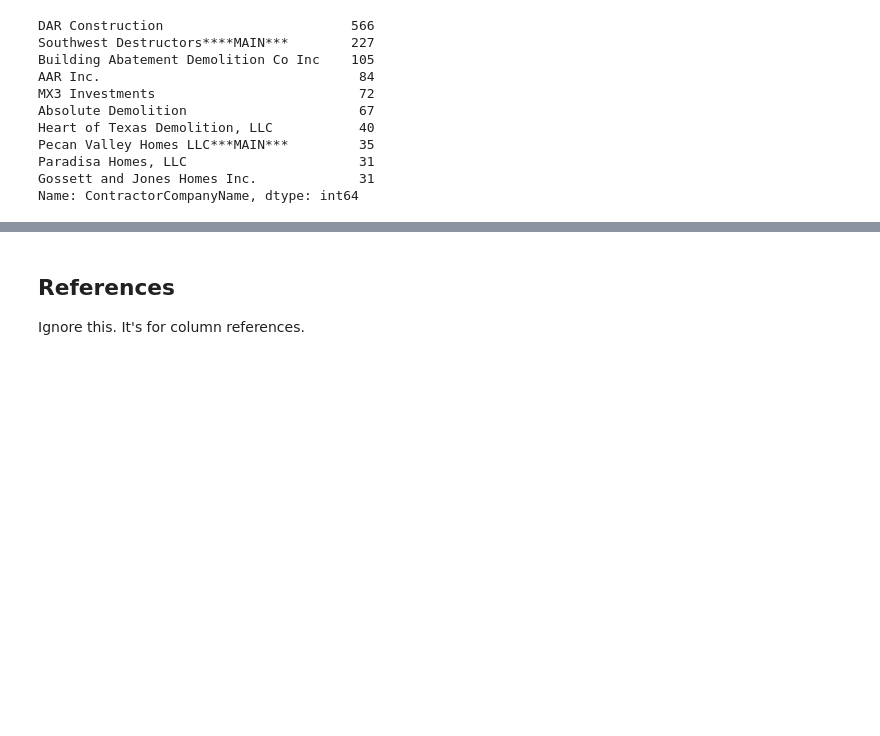
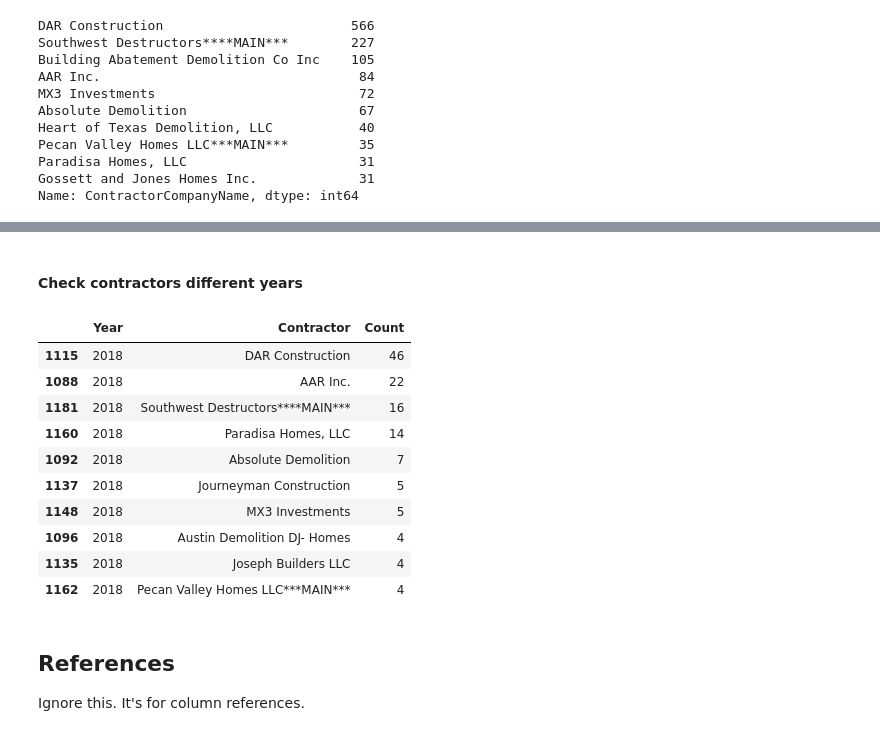
Before and after one commit to swkasica/demolitions, a Jupyter notebook: notebooks/02_Analysis_Full_demos.ipynb, the cells around one changed output, grey strips where cells are left out. Cells and saved outputs as stored; diff of their text form; code cells hidden in the pictures; blank space fills up the shorter version.

```diff
--- a/notebooks/02_Analysis_Full_demos.ipynb
+++ b/notebooks/02_Analysis_Full_demos.ipynb
@@ -367,3 +399,31 @@ Name: ContractorCompanyName, dtype: int64
+# %% [markdown]
+#### Check contractors different years
+# %%
+# group by year, contractor to count them.
+contractor_group = demolitions.groupby(['CalendarYearIssued', 'ContractorCompanyName']).agg(dict(
+    PermitNum='count'
+)).reset_index()
+# rename the columns
+contractor_group.columns = ['Year', 'Contractor', 'Count']
+# sort the columns so we can look at each year
+contractor_sorted = contractor_group.sort_values(by=['Year', 'Count'], ascending=[1, 0])
+# %%
+# Look at top contractors each year
+# change the year value to see other years
+# DAR has lead by far since 2011
+contractor_sorted[contractor_sorted.Year == '2018'].head(10)
+# %% [output]
+|  | Year | Contractor | Count |
+| 1115 | 2018 | DAR Construction | 46 |
+| 1088 | 2018 | AAR Inc. | 22 |
+| 1181 | 2018 | Southwest Destructors****MAIN*** | 16 |
+| 1160 | 2018 | Paradisa Homes, LLC | 14 |
+| 1092 | 2018 | Absolute Demolition | 7 |
+| 1137 | 2018 | Journeyman Construction | 5 |
+| 1148 | 2018 | MX3 Investments | 5 |
+| 1096 | 2018 | Austin Demolition DJ- Homes | 4 |
+| 1135 | 2018 | Joseph Builders LLC | 4 |
+| 1162 | 2018 | Pecan Valley Homes LLC***MAIN*** | 4 |
 # %% [markdown]
 ## References
 Ignore this. It's for column references.
```
Also changed, not shown: parts of 6 cells of this notebook.
